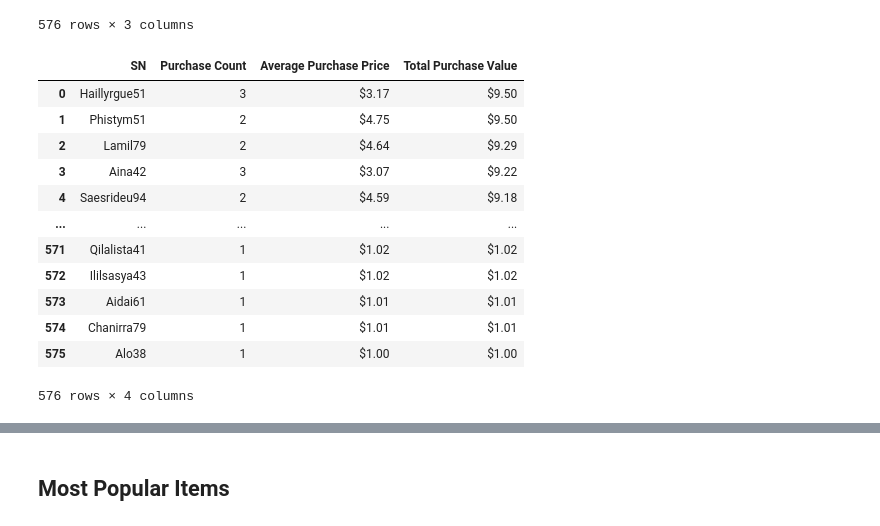
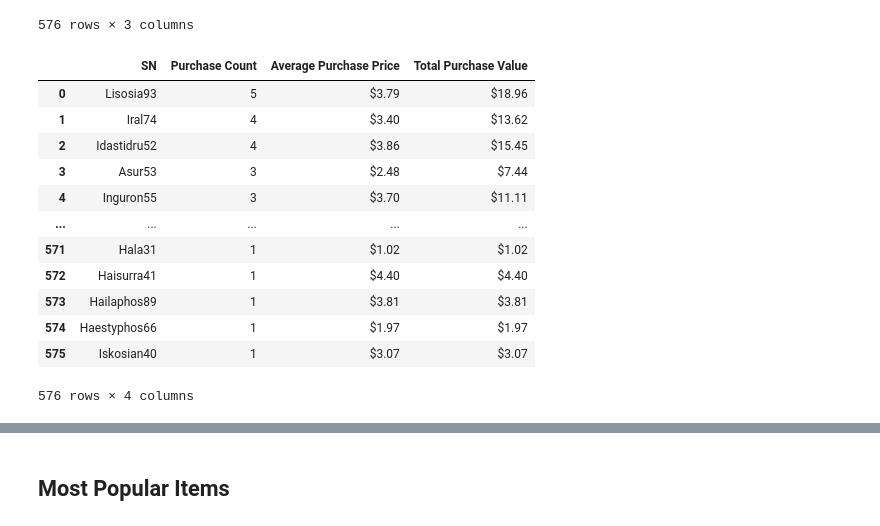
Before and after one commit to dianeyaneza/UWA-Data-Homework-Pandas-Challenge, a Jupyter notebook: HeroesOfPymoli_starter.ipynb, the cells around one changed output, grey strips where cells are left out. Cells and saved outputs as stored; diff of their text form; code cells hidden in the pictures.

```diff
--- a/02-Homework_04-Pandas_Instructions_HeroesOfPymoli_HeroesOfPymoli_starter.ipynb
+++ b/HeroesOfPymoli_starter.ipynb
@@ -604,6 +605,7 @@ summary_age_purchase
 
 * Display a preview of the summary data frame
 # %%
-spenders_df = purchase_data[["SN", "Purchase ID", "Price"]]
+# Use the initial dataframe to analyse data
+spenders_df = purchase_data[["SN", "Purchase ID", "Price", "Age", "Gender"]]
 spenders_df
 # %% [output]
@@ -712,21 +719,22 @@ summary_spender_purchase
 # %%
 # Give the displayed data cleaner formatting
 summary_spender_purchase.columns = ["Purchase Count", "Average Purchase Price", "Total Purchase Value"]
 summary_spender_purchase["Average Purchase Price"] = summary_spender_purchase["Average Purchase Price"].map("${:.2F}".format)
 summary_spender_purchase["Total Purchase Value"] = summary_spender_purchase["Total Purchase Value"].map("${:.2F}".format)
-summary_spender_purchase = summary_spender_purchase.sort_values("Total Purchase Value", ascending=False).reset_index()
+# Sort the purchase count in descending order to find the top spender
+summary_spender_purchase = summary_spender_purchase.sort_values("Purchase Count", ascending=False).reset_index()
 summary_spender_purchase
 # %% [output]
 |  | SN | Purchase Count | Average Purchase Price | Total Purchase Value |
-| 0 | Haillyrgue51 | 3 | $3.17 | $9.50 |
-| 1 | Phistym51 | 2 | $4.75 | $9.50 |
-| 2 | Lamil79 | 2 | $4.64 | $9.29 |
-| 3 | Aina42 | 3 | $3.07 | $9.22 |
-| 4 | Saesrideu94 | 2 | $4.59 | $9.18 |
+| 0 | Lisosia93 | 5 | $3.79 | $18.96 |
+| 1 | Iral74 | 4 | $3.40 | $13.62 |
+| 2 | Idastidru52 | 4 | $3.86 | $15.45 |
+| 3 | Asur53 | 3 | $2.48 | $7.44 |
+| 4 | Inguron55 | 3 | $3.70 | $11.11 |
 | ... | ... | ... | ... | ... |
-| 571 | Qilalista41 | 1 | $1.02 | $1.02 |
-| 572 | Ililsasya43 | 1 | $1.02 | $1.02 |
-| 573 | Aidai61 | 1 | $1.01 | $1.01 |
-| 574 | Chanirra79 | 1 | $1.01 | $1.01 |
-| 575 | Alo38 | 1 | $1.00 | $1.00 |
+| 571 | Hala31 | 1 | $1.02 | $1.02 |
+| 572 | Haisurra41 | 1 | $4.40 | $4.40 |
+| 573 | Hailaphos89 | 1 | $3.81 | $3.81 |
+| 574 | Haestyphos66 | 1 | $1.97 | $1.97 |
+| 575 | Iskosian40 | 1 | $3.07 | $3.07 |
 576 rows × 4 columns
```
Also changed, not shown: parts of 36 cells of this notebook.
